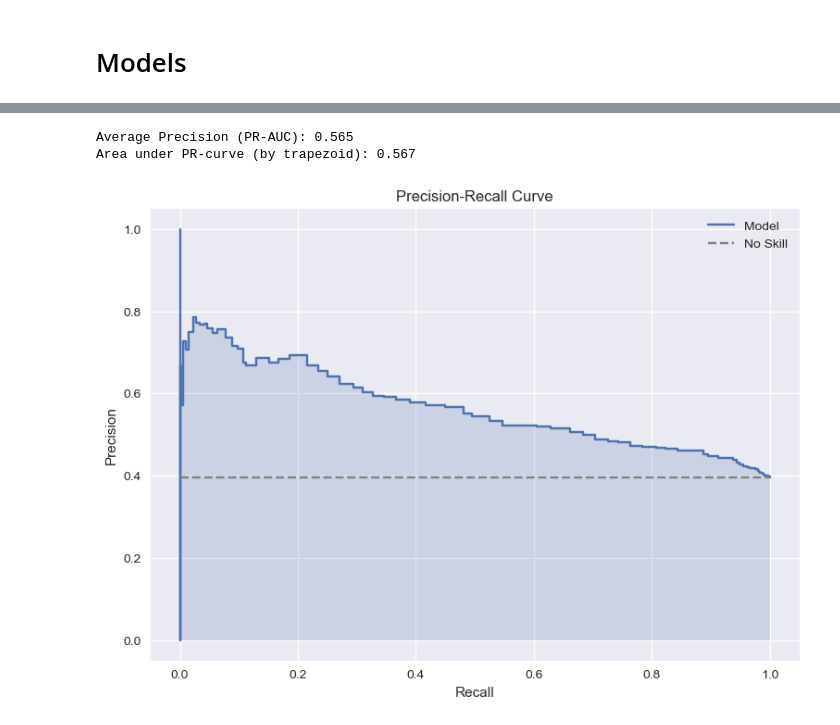
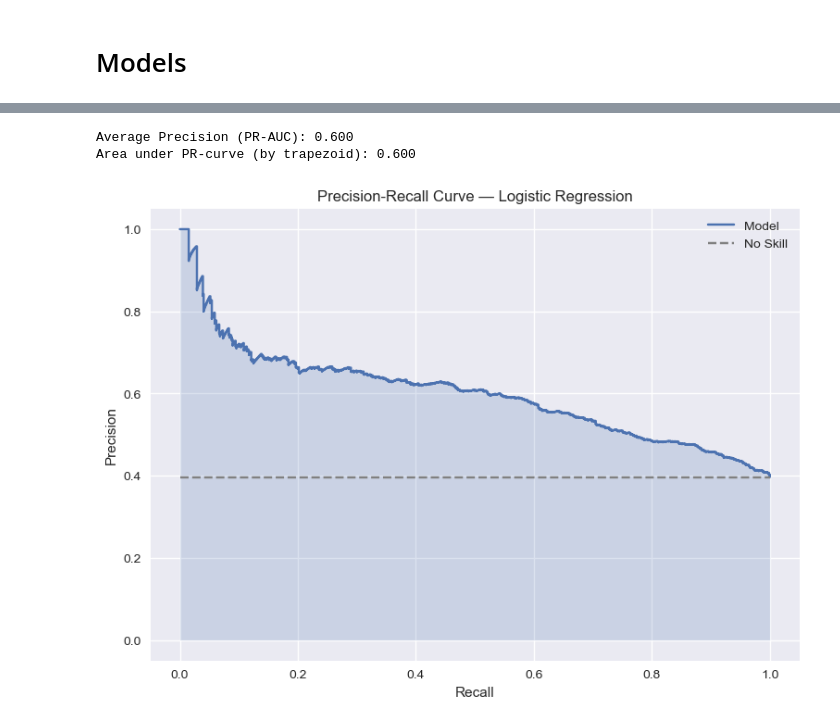
Before and after one commit to iainjclark/diabetes-readmission-ml, a Jupyter notebook: notebooks/02_model.ipynb, the cells around one changed output, grey strips where cells are left out. Cells and saved outputs as stored; diff of their text form; code cells hidden in the pictures.

```diff
--- a/notebooks/02_model.ipynb
+++ b/notebooks/02_model.ipynb
@@ -67,22 +85,26 @@ X_train, X_test, y_train, y_test = train_test_split(
 
 # Baseline models
 models = {
-    'LogisticRegression': LogisticRegression(max_iter=1000, random_state=42),
-    'RandomForest': RandomForestClassifier(n_estimators=100, random_state=42)
+    'LogisticRegression': LogisticRegression(max_iter=1000, random_state=31415),
+    'RandomForest': RandomForestClassifier(n_estimators=100, random_state=27182)
 }
 
 results = {}
+
+y_pred= dict()
+y_proba = dict()
+
 for name, model in models.items():
     model.fit(X_train, y_train)
-    y_pred = model.predict(X_test)
-    y_proba = model.predict_proba(X_test)[:, 1]
+    y_pred[name] = model.predict(X_test)
+    y_proba[name] = model.predict_proba(X_test)[:, 1]
 
     results[name] = {
-        'Accuracy': accuracy_score(y_test, y_pred),
-        'Precision': precision_score(y_test, y_pred),
-        'Recall': recall_score(y_test, y_pred),
-        'F1': f1_score(y_test, y_pred),
-        'ROC-AUC': roc_auc_score(y_test, y_proba)
+        'Accuracy': accuracy_score(y_test, y_pred[name]),
+        'Precision': precision_score(y_test, y_pred[name]),
+        'Recall': recall_score(y_test, y_pred[name]),
+        'F1': f1_score(y_test, y_pred[name]),
+        'ROC-AUC': roc_auc_score(y_test, y_proba[name])
     }
 
 import pandas as pd
@@ -96,39 +174,40 @@ results_df
 from sklearn.metrics import precision_recall_curve, auc, average_precision_score
 import matplotlib.pyplot as plt
 
+model_choice = 'LogisticRegression'
 # Assume:
 #   y_test – the actual binary labels (0/1) for the test set
 #   y_proba – the predicted probabilities for the positive class (model.predict_proba(X_test)[:,1])
 
 # Compute precision/recall pairs for various thresholds
-precision, recall, thresholds = precision_recall_curve(y_test, y_proba)
+precision, recall, thresholds = precision_recall_curve(y_test, y_proba[model_choice])
 
 # Compute average precision (PR-AUC)
-pr_auc = average_precision_score(y_test, y_proba)
+pr_auc = average_precision_score(y_test, y_proba[model_choice])
 
 # Compute area under the precision-recall curve (alternate)
 pr_auc_trap = auc(recall, precision)
 
 print(f"Average Precision (PR-AUC): {pr_auc:.3f}")
 print(f"Area under PR-curve (by trapezoid): {pr_auc_trap:.3f}")
 
 # Plot the precision-recall curve
 plt.figure(figsize=(8, 6))
 plt.step(recall, precision, where='post', label='Model')
 plt.fill_between(recall, precision, step='post', alpha=0.2)
 
 # Plot the no-skill line (precision equal to prevalence)
 no_skill = sum(y_test==1) / len(y_test)
 plt.hlines(no_skill, 0, 1, linestyle='--', color='grey', label='No Skill')
 
 plt.xlabel('Recall')
 plt.ylabel('Precision')
-plt.title('Precision-Recall Curve')
+plt.title('Precision-Recall Curve — Logistic Regression')
 plt.legend()
 plt.grid(True)
 plt.tight_layout()
 plt.show()
 # %% [output]
-Average Precision (PR-AUC): 0.565
-Area under PR-curve (by trapezoid): 0.567
+Average Precision (PR-AUC): 0.600
+Area under PR-curve (by trapezoid): 0.600
-[figure, old version]
+[figure, new version]
```
Also changed, not shown: parts of 16 cells of this notebook, 3 other files.
